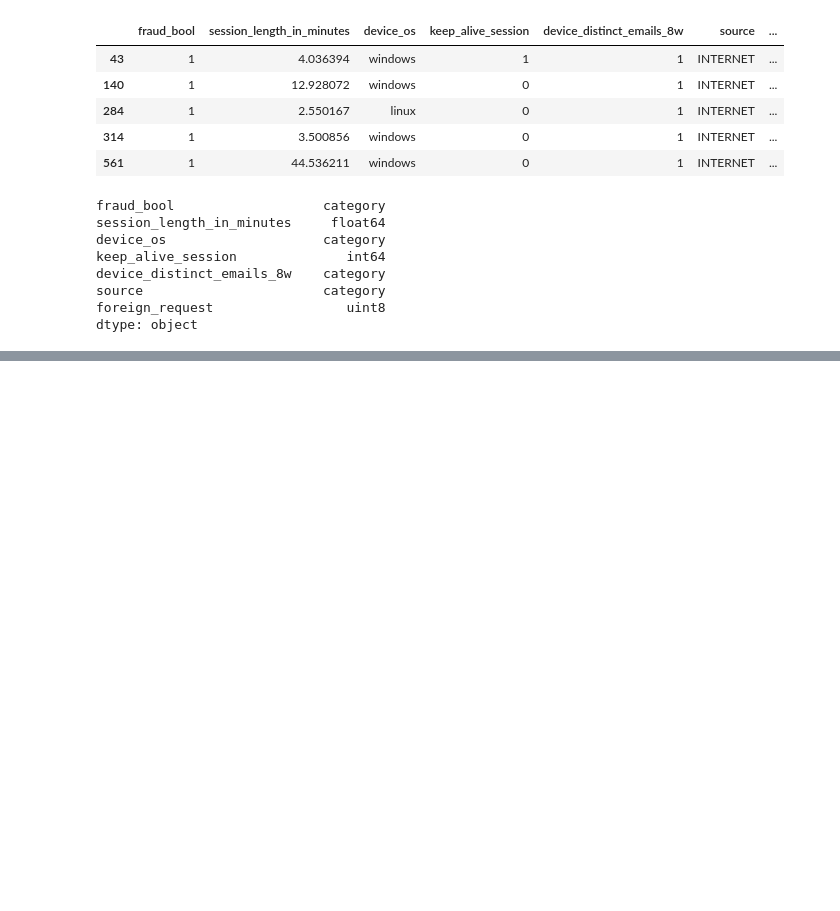
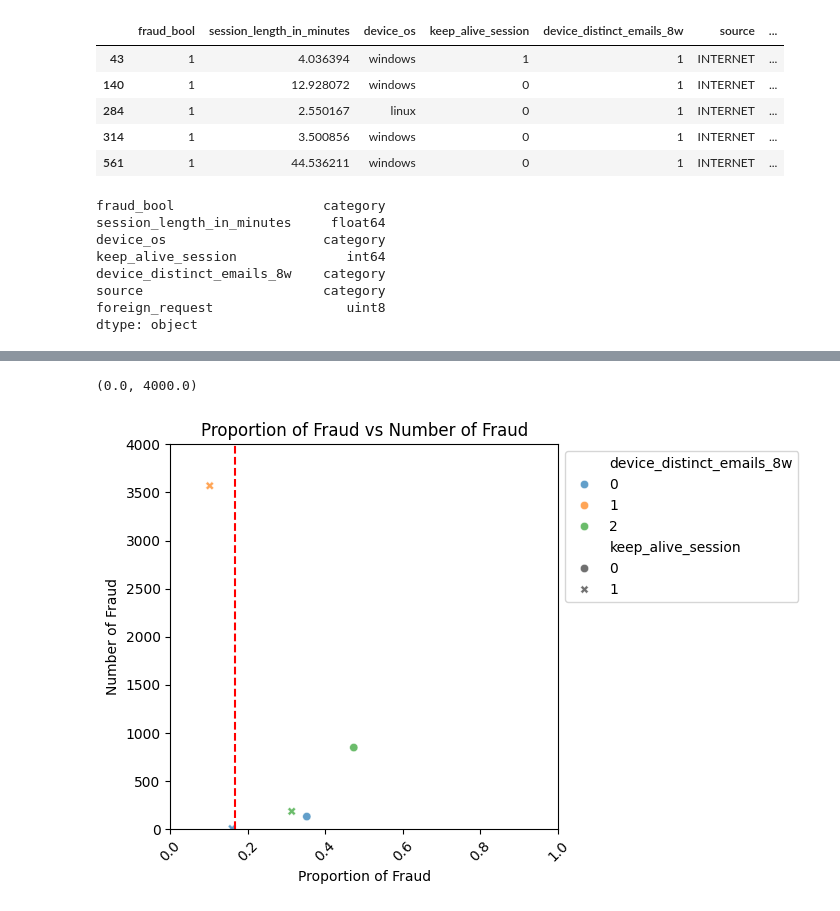
Before and after one commit to kclzl-nus/Detect-Fraudulent-Bank-Accounts, a Jupyter notebook: notebooks/2.0-kclzl-hyp-device-activity.ipynb, the cells around one changed output, grey strips where cells are left out. Saved outputs shown, nothing was run; the diff lists cells and outputs as text; code cells hidden in the pictures; blank space fills up the shorter version.

```diff
--- a/notebooks/2.0-kclzl-hyp-device-activity.ipynb
+++ b/notebooks/2.0-kclzl-hyp-device-activity.ipynb
@@ -700,0 +712,16 @@ device_activity_df_cat_grouped = device_activity_df_cat.groupby(['device_os', 'd
+# %%
+# assign proability of fraud based on label, so if device_activity_df['FE_01'] labelled 'A', then assign corresponding probability of fraud
+FE_01_prob = device_activity_df.groupby(['FE_01']).apply(getFraudInfo).reset_index()[['FE_01', 'proportion_of_fraud_in_group']]
+
+FE_01_prob_mapping = {"A": 0.6047,
+                      "B": 0.4529,
+                      "C": 0.3846,
+                      "D": 0.2978,
+                      "E": 0.1564}
+
+# map the probability of fraud to the device_acitivtiy_df, as a new column 'FE_01_device_os_emails_prob'
+device_activity_df['FE_01_device_os_emails_prob'] = device_activity_df['FE_01'].map(FE_01_prob_mapping)
+
+# check shape and head
+print(f'device_activity_df shape: {device_activity_df.shape}')
+device_activity_df.head()
@@ -700,0 +751,18 @@ device_activity_df_cat_grouped = device_activity_df_cat.groupby(['device_os', 'd
+# %%
+# plot a scatter plot, x-axis: proportion of fraud, y-axis: number of fraud
+# plot a vertical line at x = 1/6, make title, x-axis label, y-axis label, and legend, x-axis tilt by 45 degrees
+# color code by device_os and device_distinct_emails_8w, for example, device_os = 'windows' and device_distinct_emails_8w = 0 is red, etc..
+# axes must start from 0
+plt.figure(figsize=(5, 5))
+sns.scatterplot(data=device_activity_df.groupby(['keep_alive_session', 'device_distinct_emails_8w']).apply(getFraudInfo).reset_index(), x='proportion_of_fraud_in_group', y='num_fraud', hue='device_distinct_emails_8w', style='keep_alive_session', alpha=0.7)
+plt.axvline(x=1/6, color='r', linestyle='--')
+plt.title('Proportion of Fraud vs Number of Fraud')
+plt.xlabel('Proportion of Fraud')
+plt.ylabel('Number of Fraud')
+plt.xticks(rotation=45)
+plt.legend(loc='upper left', bbox_to_anchor=(1, 1))
+plt.xlim(0, 1)
+plt.ylim(0, 4000)
+# %% [output]
+(0.0, 4000.0)
+[figure, added]
```
Also changed, not shown: parts of 28 cells of this notebook.
